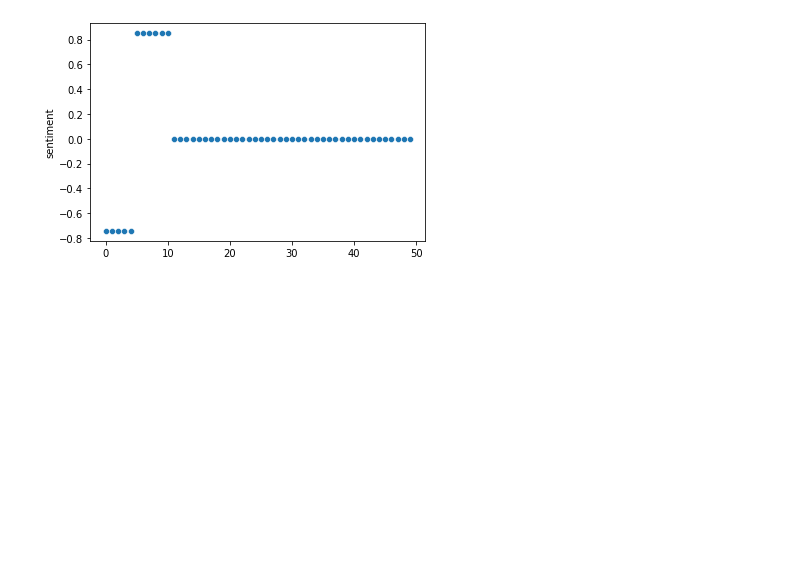
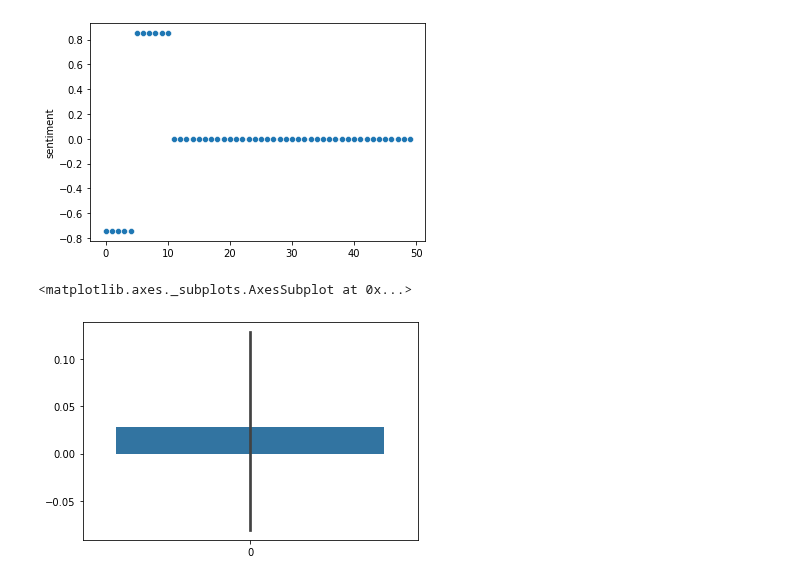
Before and after one commit to BloomTech-Labs/underdog-devs-ds-a, a Jupyter notebook: notebooks/Underdogs_Meeting_Sentiment (3).ipynb, the cells around one changed output. Drawn from its saved outputs; the diff is of its cells as text; code cells hidden in the pictures; blank space fills up the shorter version.

Commit message:
Added Visualizations
Added multiple more graphs to further increase readability and effectiveness.

```diff
--- a/notebooks/Underdogs_Meeting_Sentiment (2).ipynb
+++ b/notebooks/Underdogs_Meeting_Sentiment (3).ipynb
@@ -120,3 +123,8 @@ sns.scatterplot(data=df_meetings['sentiment'])
 # %% [output]
 <matplotlib.axes._subplots.AxesSubplot at 0x...>
 [figure]
+# %%
+sns.barplot(data=df_meetings['sentiment'])
+# %% [output]
+<matplotlib.axes._subplots.AxesSubplot at 0x...>
+[figure, added]
```
Also changed, not shown: parts of 2 cells of this notebook.
